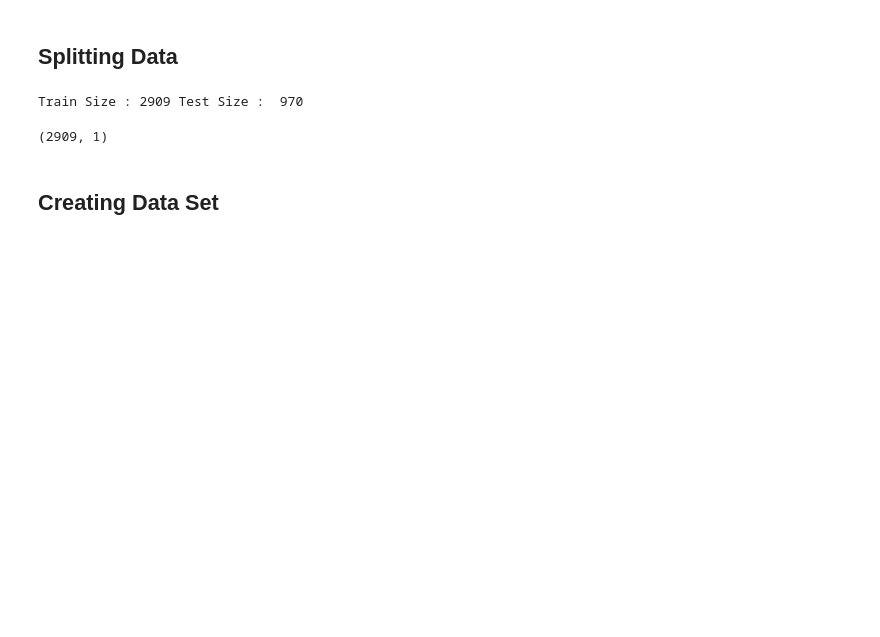
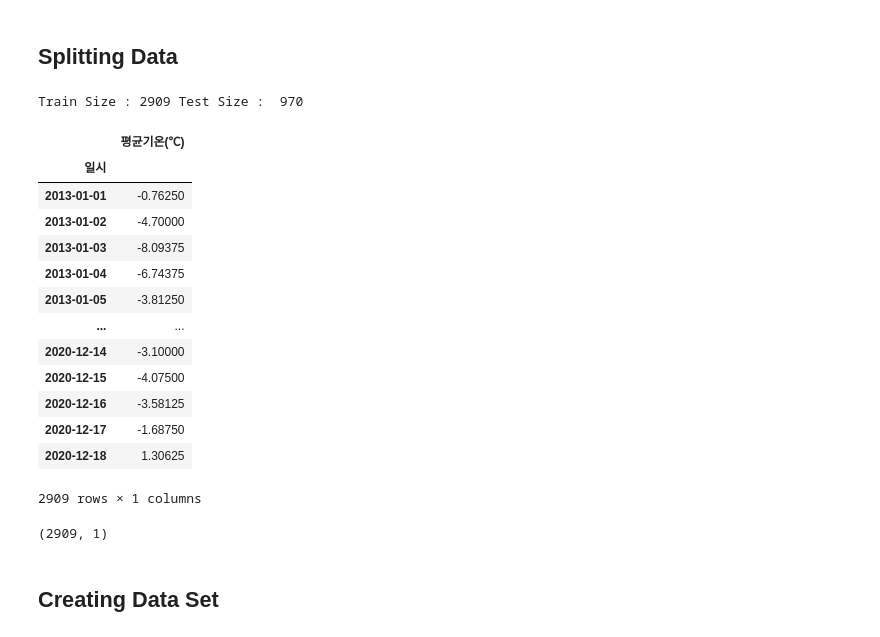
Before and after one commit to jmlee99/GBIF, a Jupyter notebook: GBIF_pred_model3.ipynb, the cells around one changed output. Cells and saved outputs as stored; diff of their text form; code cells hidden in the pictures; blank space fills up the shorter version.

```diff
--- a/GBIF_pred_model3.ipynb
+++ b/GBIF_pred_model3.ipynb
@@ -151,6 +151,23 @@ test_size = len(data) - train_size
 print('Train Size :', train_size, 'Test Size : ', test_size)
 # %% [output]
 Train Size : 2909 Test Size :  970
+# %%
+dataset.iloc[0:train_size, :]
+# %% [output]
+|  | 평균기온(℃) |
+| 일시 |  |
+| 2013-01-01 | -0.76250 |
+| 2013-01-02 | -4.70000 |
+| 2013-01-03 | -8.09375 |
+| 2013-01-04 | -6.74375 |
+| 2013-01-05 | -3.81250 |
+| ... | ... |
+| 2020-12-14 | -3.10000 |
+| 2020-12-15 | -4.07500 |
+| 2020-12-16 | -3.58125 |
+| 2020-12-17 | -1.68750 |
+| 2020-12-18 | 1.30625 |
+2909 rows × 1 columns
 # %%
 train_data = scaled_data[0:train_size, :]
 train_data.shape
```
Also changed, not shown: parts of 16 cells of this notebook.
